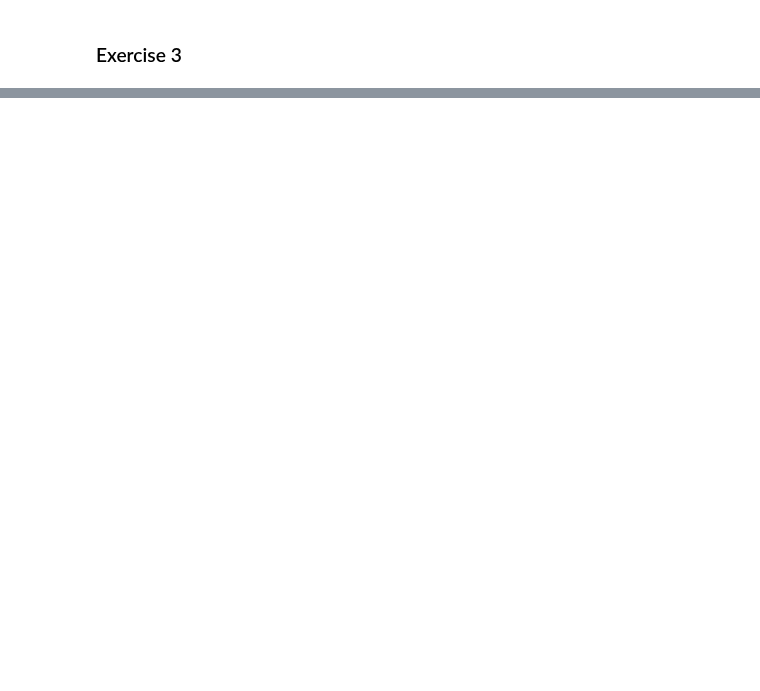
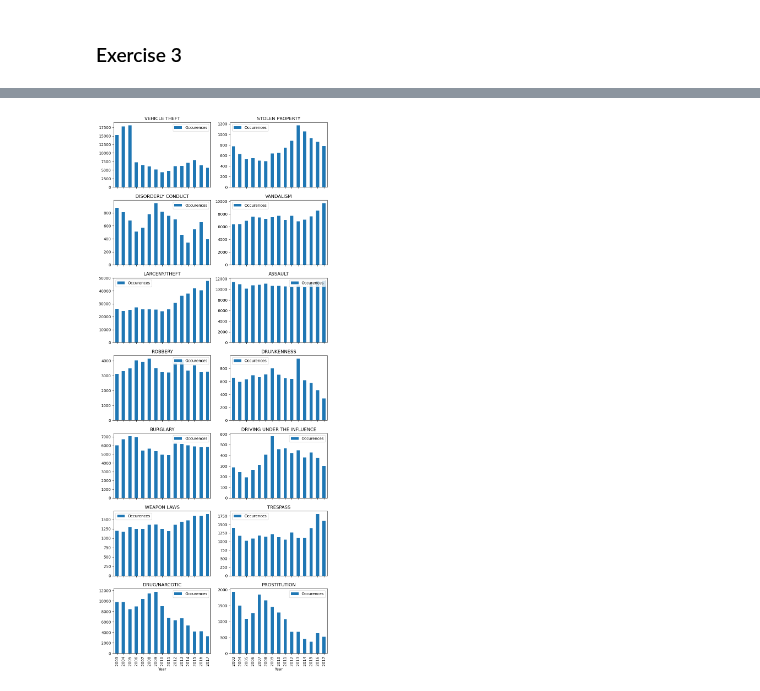
Before and after one commit to vivivaradi/socialdata2023, a Jupyter notebook: weeks/week1_Vivi.ipynb, the cells around one changed output, grey strips where cells are left out. Saved outputs shown, nothing was run; the diff lists cells and outputs as text; code cells hidden in the pictures; blank space fills up the shorter version.

```diff
--- a/weeks/week1_Vivi.ipynb
+++ b/weeks/week1_Vivi.ipynb
@@ -140,0 +188,15 @@ year
+# %%
+focuscrimes = set(['WEAPON LAWS', 'PROSTITUTION', 'DRIVING UNDER THE INFLUENCE', 'ROBBERY', 'BURGLARY', 'ASSAULT', 'DRUNKENNESS', 'DRUG/NARCOTIC', 'TRESPASS', 'LARCENY/THEFT', 'VANDALISM', 'VEHICLE THEFT', 'STOLEN PROPERTY', 'DISORDERLY CONDUCT'])
+# %%
+categorizedYearly = {}
+for category in focuscrimes:
+    dict = {}
+    for year in range(2003, 2018):
+        print(year)
+        temp = data.loc[data['Date'].dt.year == year]
+        count = temp.loc[data['Category'] == category].shape[0]
+        print(count)
+        dict[year] = count
+    df = pd.DataFrame(dict.items(), columns=['Year', 'Occurences'])
+    categorizedYearly[category] = df
+categorizedYearly
@@ -140,0 +238,8 @@ year
+# %%
+fig, axes = plt.subplots(nrows=7, ncols=2, sharex=True)
+i = 0
+for crime, df in categorizedYearly.items():
+    df.plot.bar(ax=axes[i//2, i%2], x='Year', y='Occurences', title=crime, figsize=(10,25))
+    i += 1
+# %% [output]
+[figure, added]
```
Also changed, not shown: parts of 11 cells of this notebook.
